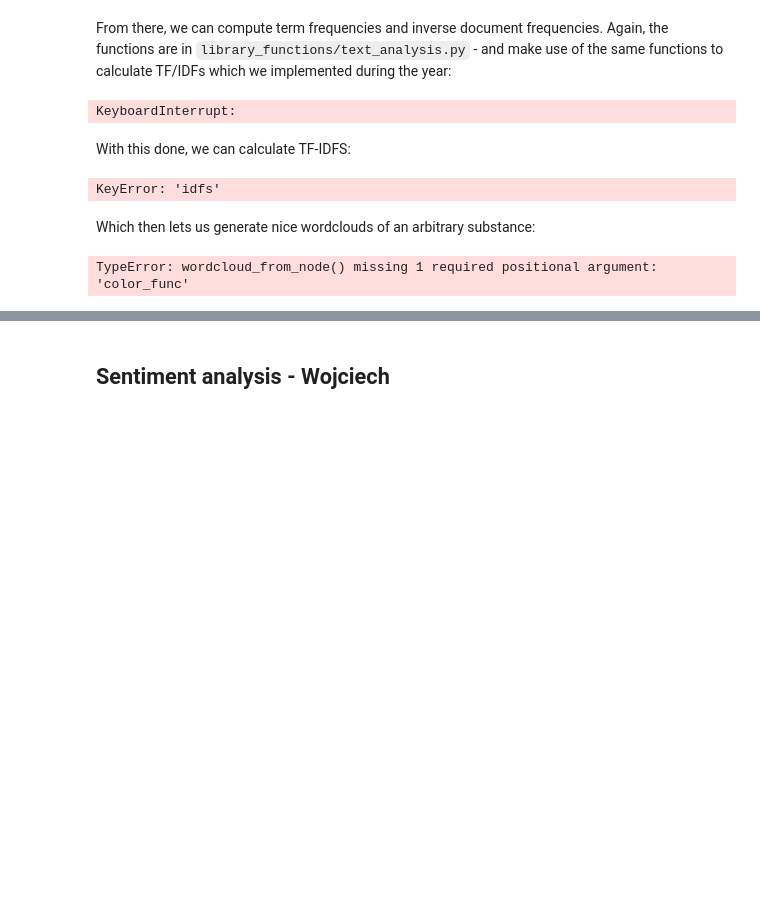
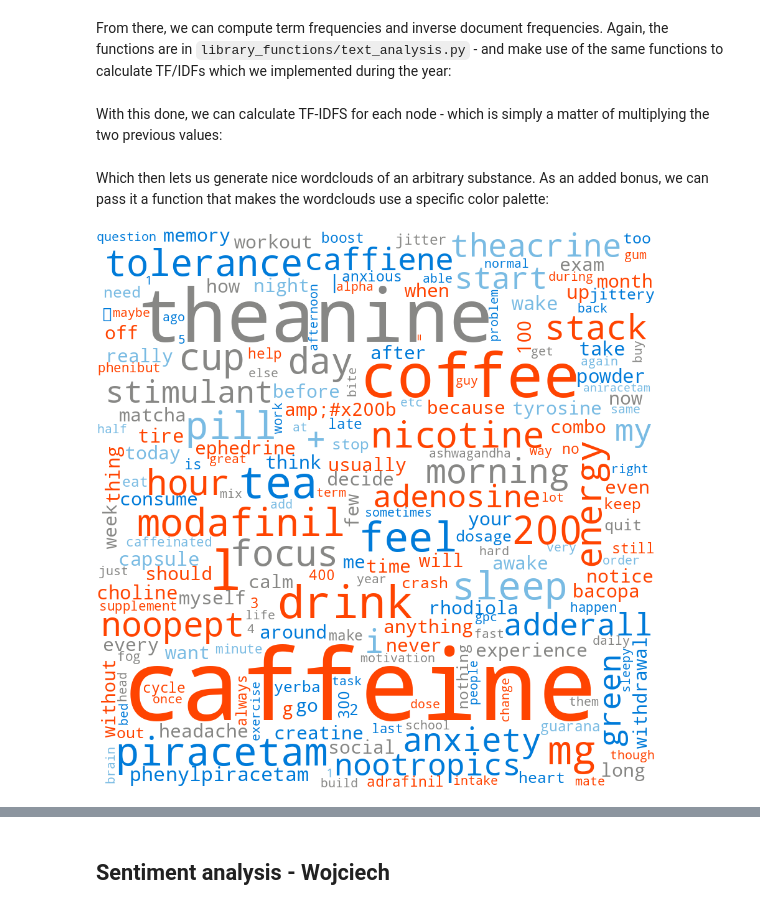
Before and after one commit to wojciechdk/Social_Graphs_and_Interactions_Final_Project, a Jupyter notebook: explainer_notebook/explainer_notebook_text.ipynb, the cells around one changed output, grey strips where cells are left out. Saved outputs shown, nothing was run; the diff lists cells and outputs as text; code cells hidden in the pictures; blank space fills up the shorter version.

Commit message:
Improve text analysis notebook

```diff
--- a/explainer_notebook/explainer_notebook_text.ipynb
+++ b/explainer_notebook/explainer_notebook_text.ipynb
@@ -17,11 +19,11 @@ First off, we need to load our graphs - except this time, when generating reddit
 graph_reddit = lf.create_graph_reddit(
     max_drugs_in_post=6,  # Ignore posts that have too many substances in them, as they are likely noise
     min_edge_occurrences_to_link=2,  # Include all mentions
-    include_link_contents=True,
-    include_node_contents=True,
-    min_content_length_in_characters=30,
+    include_link_contents=True, # Also load the text of all posts that mention every node
+    include_node_contents=True, # Same for links
+    min_content_length_in_characters=25, # Ignore very short posts that are mostly noise
 )
-graph_wiki = lf.create_graph_wiki()
+graph_reddit = w.graph.largest_connected_component(graph_reddit)
 # %% [markdown]
 Then, we use spacy to generate a list of lemmas associated with each node. The commented code can be found in `library_functions/text_analysis.py`:
 # %%
@@ -31,21 +32,20 @@ lf.assign_lemmas(graph_wiki)
 From there, we can compute term frequencies and inverse document frequencies. Again, the functions are in `library_functions/text_analysis.py` - and make use of the same functions to calculate TF/IDFs which we implemented during the year:
 # %%
 lf.assign_tfs(graph_reddit)
-lf.assign_tfs(graph_wiki)
 lf.assign_idfs(graph_reddit)
-lf.assign_idfs(graph_wiki)
-# %% [output]
-KeyboardInterrupt:
 # %% [markdown]
-With this done, we can calculate TF-IDFS:
+With this done, we can calculate TF-IDFS for each node - which is simply a matter of multiplying the two previous values:
 # %%
 lf.assign_tf_idfs(graph_reddit)
-lf.assign_tf_idfs(graph_wiki)
-# %% [output]
-KeyError: 'idfs'
 # %% [markdown]
-Which then lets us generate nice wordclouds of an arbitrary substance:
+Which then lets us generate nice wordclouds of an arbitrary substance. As an added bonus, we can pass it a function that makes the wordclouds use a specific color palette:
-# %%
-lf.wordcloud_from_node(graph_reddit, "caffeine")
-# %% [output]
-TypeError: wordcloud_from_node() missing 1 required positional argument: 'color_func'
+# %%
+import random
+def color_func_reddit(word, **kwargs):
+    # Return a random color from reddit's palette.
+    colors = ["#ff4401", "#ff4401", "#007bd9", "#007bd9", "#79bbe3", "#878785"]
+    return random.choice(colors)
+wc= lf.wordcloud_from_node(graph_reddit, "caffeine", color_func=color_func_reddit)
+wc.to_image()
+# %% [output]
+[figure, added]
```
Also changed, not shown: parts of 7 cells of this notebook, 2 other files.
